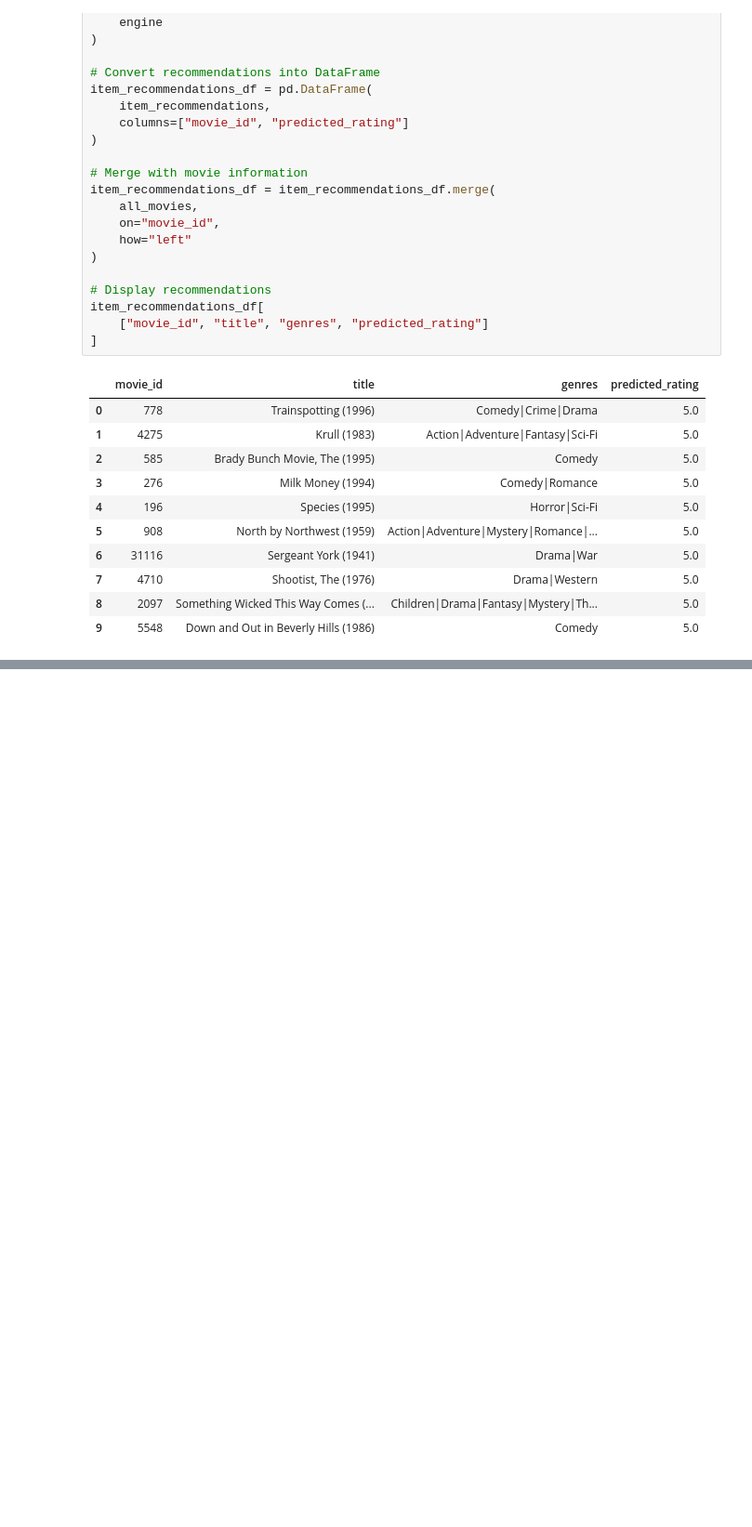
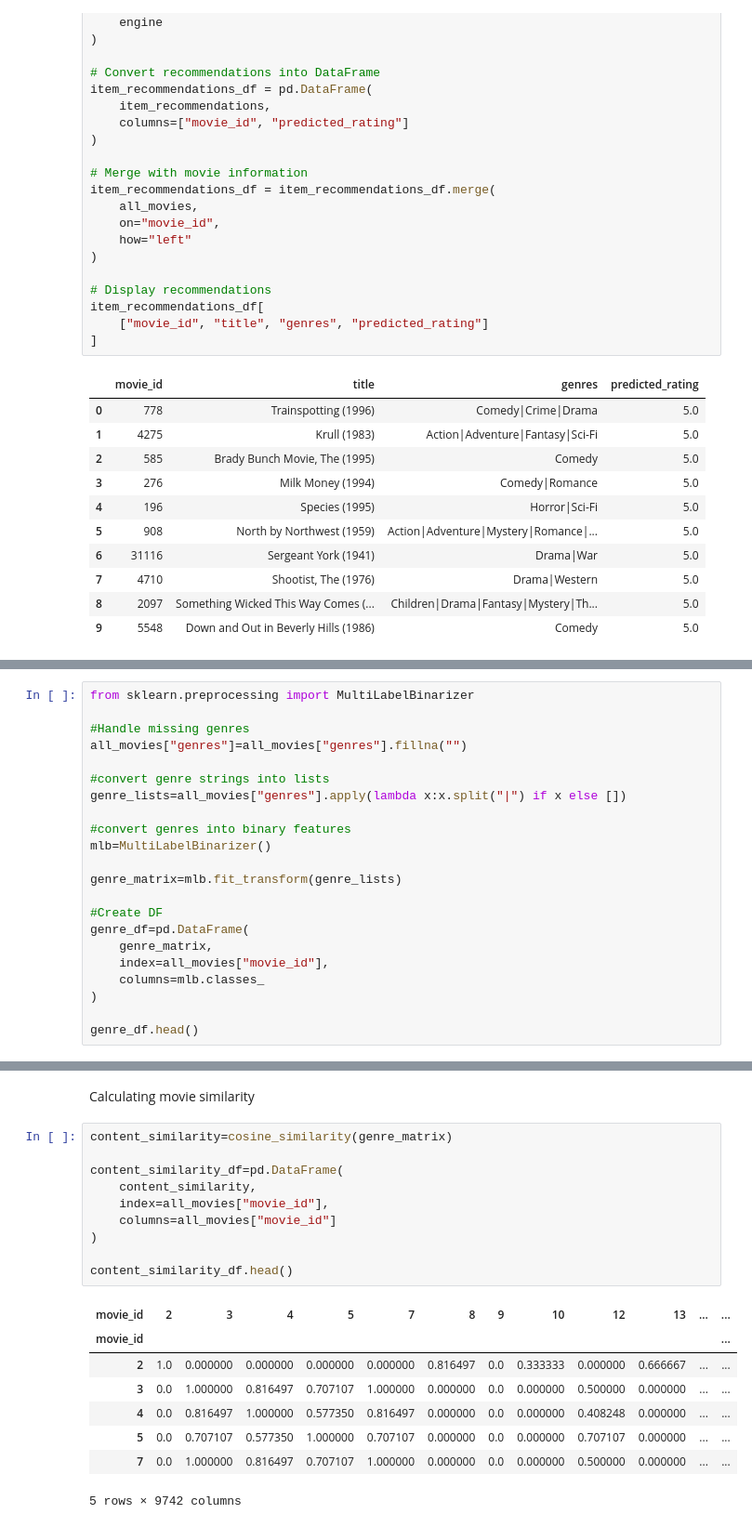
Before and after one commit to SonuThapaMagar/movie-recommendation-system, a Jupyter notebook: backend/app/recommender/recommendation_system.ipynb, the cells around one changed output, grey strips where cells are left out. Shown at 93% size. Cells and saved outputs as stored; diff of their text form; blank space fills up the shorter version.

Commit message:
add: content based filtering

```diff
--- a/backend/app/recommender/recommendation_system.ipynb
+++ b/backend/app/recommender/recommendation_system.ipynb
@@ -625,0 +639,22 @@ item_recommendations_df[
+# %%
+from sklearn.preprocessing import MultiLabelBinarizer
+
+#Handle missing genres
+all_movies["genres"]=all_movies["genres"].fillna("")
+
+#convert genre strings into lists
+genre_lists=all_movies["genres"].apply(lambda x:x.split("|") if x else [])
+
+#convert genres into binary features
+mlb=MultiLabelBinarizer()
+
+genre_matrix=mlb.fit_transform(genre_lists)
+
+#Create DF
+genre_df=pd.DataFrame(
+    genre_matrix,
+    index=all_movies["movie_id"],
+    columns=mlb.classes_
+)
+
+genre_df.head()
@@ -625,0 +669,21 @@ item_recommendations_df[
+# %% [markdown]
+Calculating movie similarity
+# %%
+content_similarity=cosine_similarity(genre_matrix)
+
+content_similarity_df=pd.DataFrame(
+    content_similarity,
+    index=all_movies["movie_id"],
+    columns=all_movies["movie_id"]
+)
+
+content_similarity_df.head()
+# %% [output]
+| movie_id | 2 | 3 | 4 | 5 | 7 | 8 | 9 | 10 | 12 | 13 | ... | ... |
+| movie_id |  |  |  |  |  |  |  |  |  |  |  | ... |
+| 2 | 1.0 | 0.000000 | 0.000000 | 0.000000 | 0.000000 | 0.816497 | 0.0 | 0.333333 | 0.000000 | 0.666667 | ... | ... |
+| 3 | 0.0 | 1.000000 | 0.816497 | 0.707107 | 1.000000 | 0.000000 | 0.0 | 0.000000 | 0.500000 | 0.000000 | ... | ... |
+| 4 | 0.0 | 0.816497 | 1.000000 | 0.577350 | 0.816497 | 0.000000 | 0.0 | 0.000000 | 0.408248 | 0.000000 | ... | ... |
+| 5 | 0.0 | 0.707107 | 0.577350 | 1.000000 | 0.707107 | 0.000000 | 0.0 | 0.000000 | 0.707107 | 0.000000 | ... | ... |
+| 7 | 0.0 | 1.000000 | 0.816497 | 0.707107 | 1.000000 | 0.000000 | 0.0 | 0.000000 | 0.500000 | 0.000000 | ... | ... |
+5 rows × 9742 columns
```
Also changed, not shown: parts of 11 cells of this notebook.
